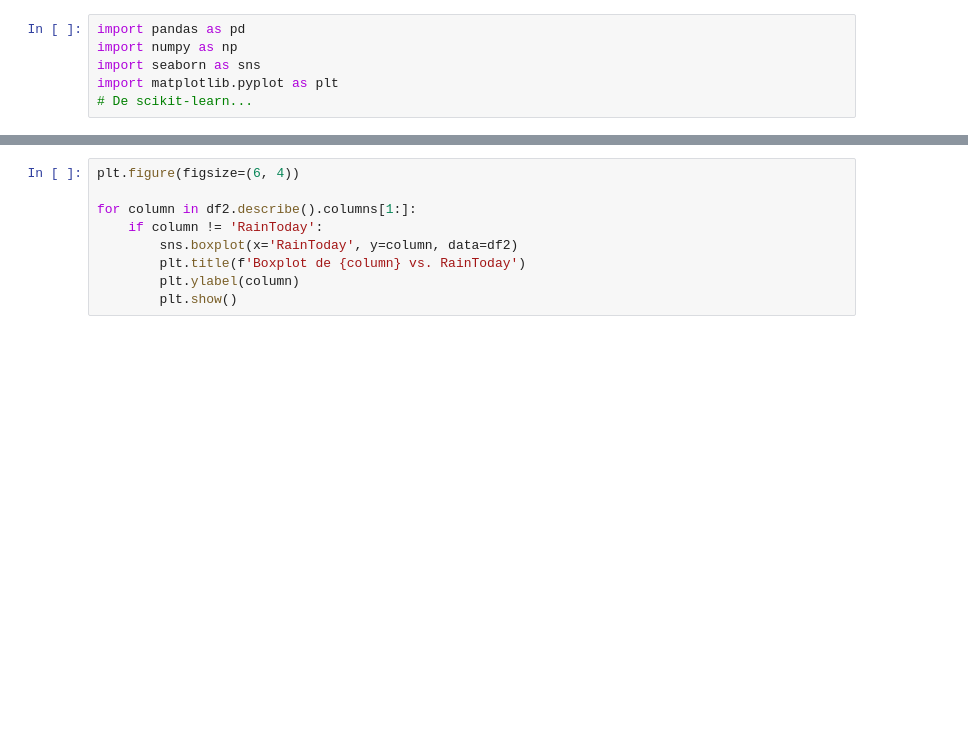
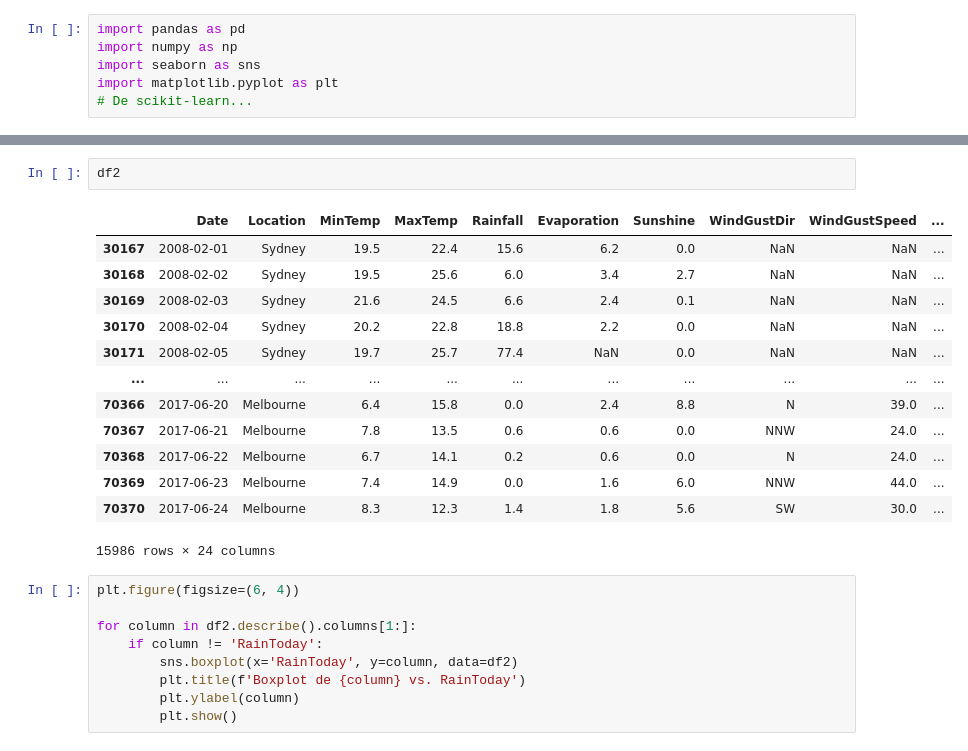
Before and after one commit to valentindalmau/TP_AA_Rovere_Dalmau, a Jupyter notebook: TP_AA_Rovere_Dalmau.ipynb, the cells around one changed output, grey strips where cells are left out. Saved outputs shown, nothing was run; the diff lists cells and outputs as text; blank space fills up the shorter version.

```diff
--- a/TP_AA_Rovere_Dalmau.ipynb
+++ b/TP_AA_Rovere_Dalmau.ipynb
@@ -15,6 +15,22 @@ A value is trying to be set on a copy of a slice from a DataFrame
 
 See the caveats in the documentation: https://pandas.pydata.org/pandas-docs/stable/user_guide/indexing.html#returning-a-view-versus-a-copy
   df2.drop(columns=['Unnamed: 0'],inplace=True)
+# %%
+df2
+# %% [output]
+|  | Date | Location | MinTemp | MaxTemp | Rainfall | Evaporation | Sunshine | WindGustDir | WindGustSpeed | ... |
+| 30167 | 2008-02-01 | Sydney | 19.5 | 22.4 | 15.6 | 6.2 | 0.0 | NaN | NaN | ... |
+| 30168 | 2008-02-02 | Sydney | 19.5 | 25.6 | 6.0 | 3.4 | 2.7 | NaN | NaN | ... |
+| 30169 | 2008-02-03 | Sydney | 21.6 | 24.5 | 6.6 | 2.4 | 0.1 | NaN | NaN | ... |
+| 30170 | 2008-02-04 | Sydney | 20.2 | 22.8 | 18.8 | 2.2 | 0.0 | NaN | NaN | ... |
+| 30171 | 2008-02-05 | Sydney | 19.7 | 25.7 | 77.4 | NaN | 0.0 | NaN | NaN | ... |
+| ... | ... | ... | ... | ... | ... | ... | ... | ... | ... | ... |
+| 70366 | 2017-06-20 | Melbourne | 6.4 | 15.8 | 0.0 | 2.4 | 8.8 | N | 39.0 | ... |
+| 70367 | 2017-06-21 | Melbourne | 7.8 | 13.5 | 0.6 | 0.6 | 0.0 | NNW | 24.0 | ... |
+| 70368 | 2017-06-22 | Melbourne | 6.7 | 14.1 | 0.2 | 0.6 | 0.0 | N | 24.0 | ... |
+| 70369 | 2017-06-23 | Melbourne | 7.4 | 14.9 | 0.0 | 1.6 | 6.0 | NNW | 44.0 | ... |
+| 70370 | 2017-06-24 | Melbourne | 8.3 | 12.3 | 1.4 | 1.8 | 5.6 | SW | 30.0 | ... |
+15986 rows × 24 columns
 # %%
 plt.figure(figsize=(6, 4))
 
```
Also changed, not shown: parts of 11 cells of this notebook.
